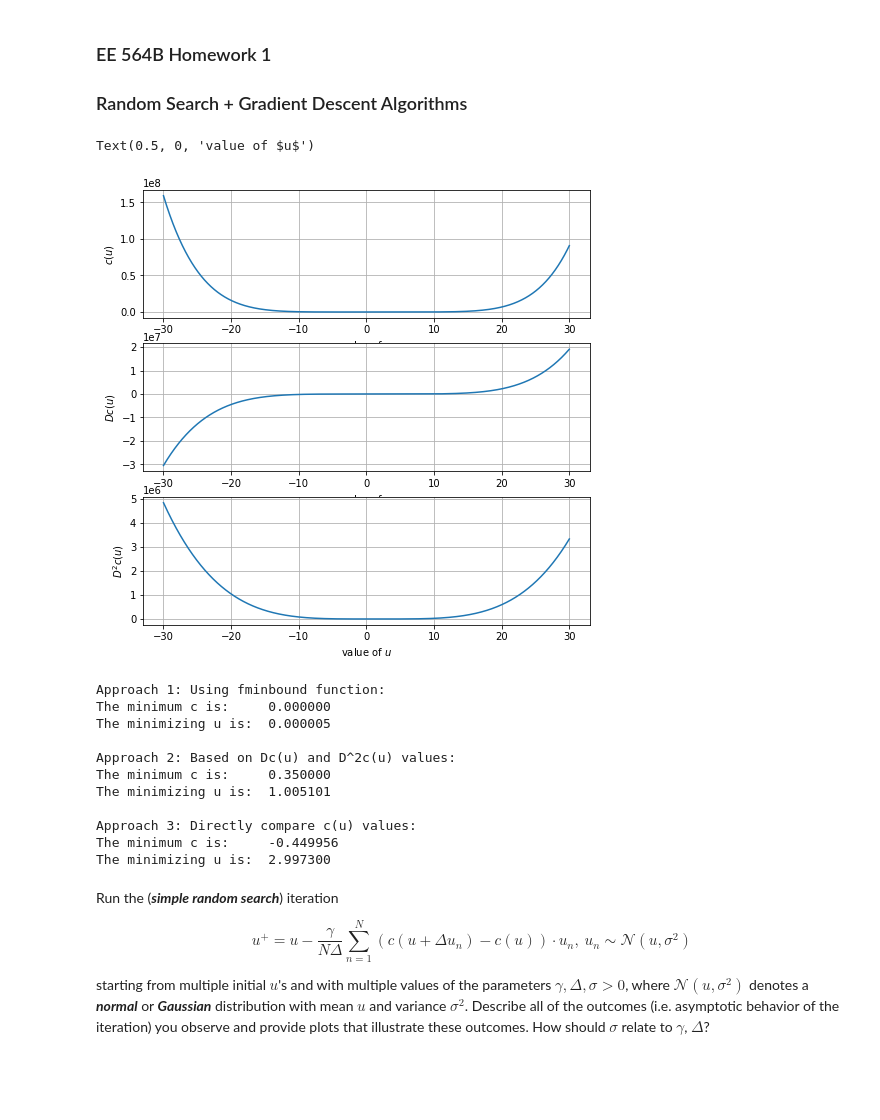
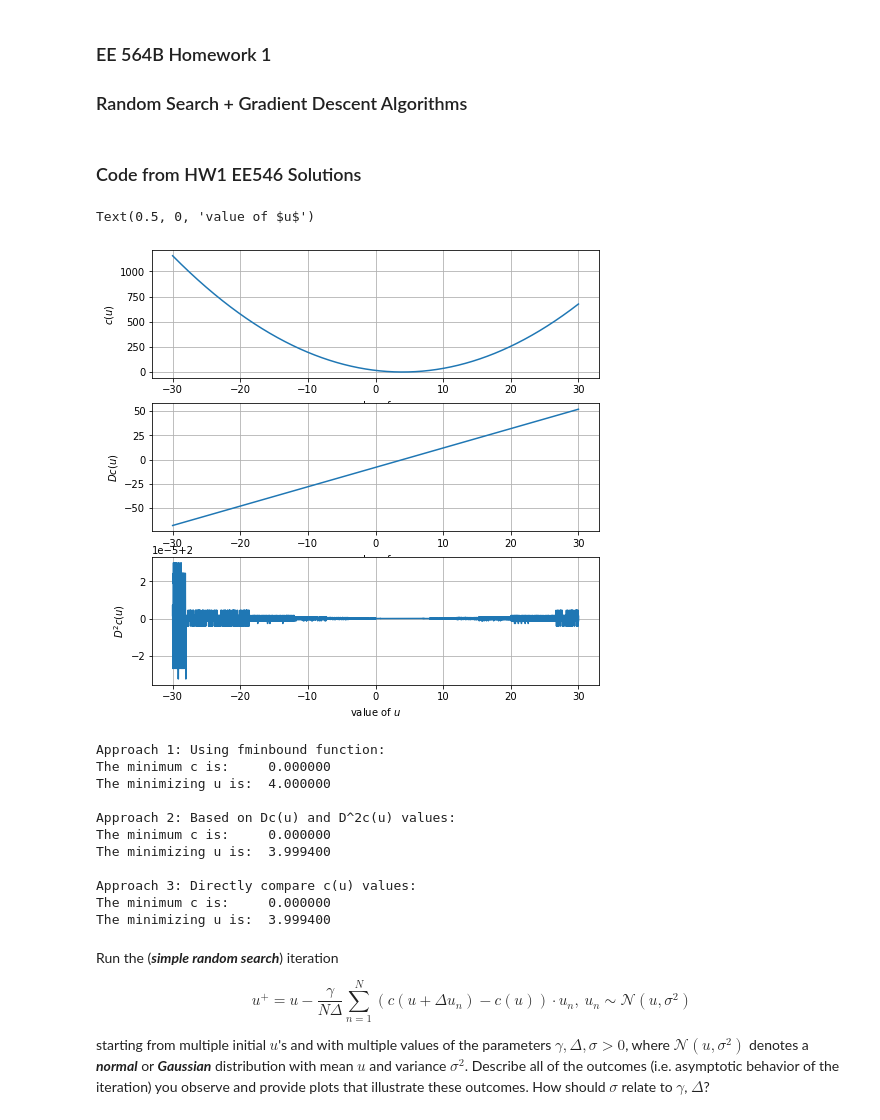
Before and after one commit to mmadduri/BMI_Model, a Jupyter notebook: SimpleRandomSearch.ipynb, the cells around one changed output. Saved outputs shown, nothing was run; the diff lists cells and outputs as text; code cells hidden in the pictures; blank space fills up the shorter version.

```diff
--- a/SimpleRandomSearch.ipynb
+++ b/SimpleRandomSearch.ipynb
@@ -1,3 +1,5 @@
 # %% [markdown]
 ### EE 564B Homework 1
 ### Random Search + Gradient Descent Algorithms
+# %% [markdown]
+### Code from HW1 EE546 Solutions
@@ -4,40 +15,32 @@
 # %%
-import numpy as np
-import pylab as plt
-import scipy as sp
-from scipy import linalg as la
-import scipy.optimize as opt
-import scipy.stats as stats
-from scipy.misc import derivative
-%matplotlib inline
-
 # Set figure properties
 figsize = (8,8)
 fig = plt.figure(figsize=figsize)
 
 # Define function
-def c(u): return u**6/6.0-7*u**5/5.0+17*u**4/4.0-17*u**3/3.0+3*u**2
+# def c(u): return u**6/6.0-7*u**5/5.0+17*u**4/4.0-17*u**3/3.0+3*u**2
+def c(u): return (u-4)**2
 def Dc(u): return derivative(c,u, dx=0.0001)
 def DDc(u): return derivative(Dc,u, dx=0.0001)
 
 u = np.linspace(-30,30,10000)
 ax1 = plt.subplot(3,1,1); ax1.grid('on')
 ax1.plot(u,c(u))
 ax1.set_ylabel('$c(u)$')
 ax1.set_xlabel('value of $u$')
 
 ax2 = plt.subplot(3,1,2); ax2.grid('on')
 ax2.plot(u,Dc(u))
 ax2.set_ylabel('$Dc(u)$')
 ax2.set_xlabel('value of $u$')
 
 ax3 = plt.subplot(3,1,3); ax3.grid('on')
 ax3.plot(u,DDc(u))
 ax3.set_ylabel('$D^2c(u)$')
 ax3.set_xlabel('value of $u$')
 # %% [output]
 Text(0.5, 0, 'value of $u$')
-[figure, old version]
+[figure, new version]
 # %%
 [u_min, c_min,success,iter] = opt.fminbound(c, 0, 6, full_output=True)
 print("Approach 1: Using fminbound function:")
@@ -62,15 +65,15 @@ print("The minimizing u is: ","%0.6f\n" % u_min)
 # %% [output]
 Approach 1: Using fminbound function:
 The minimum c is:     0.000000
-The minimizing u is:  0.000005
+The minimizing u is:  4.000000
 
 Approach 2: Based on Dc(u) and D^2c(u) values:
-The minimum c is:     0.350000
-The minimizing u is:  1.005101
+The minimum c is:     0.000000
+The minimizing u is:  3.999400
 
 Approach 3: Directly compare c(u) values:
-The minimum c is:     -0.449956
-The minimizing u is:  2.997300
+The minimum c is:     0.000000
+The minimizing u is:  3.999400
 # %% [markdown]
 Run the (***simple random search***) iteration
 
```
Also changed, not shown: parts of 8 cells of this notebook, 1 other file.
